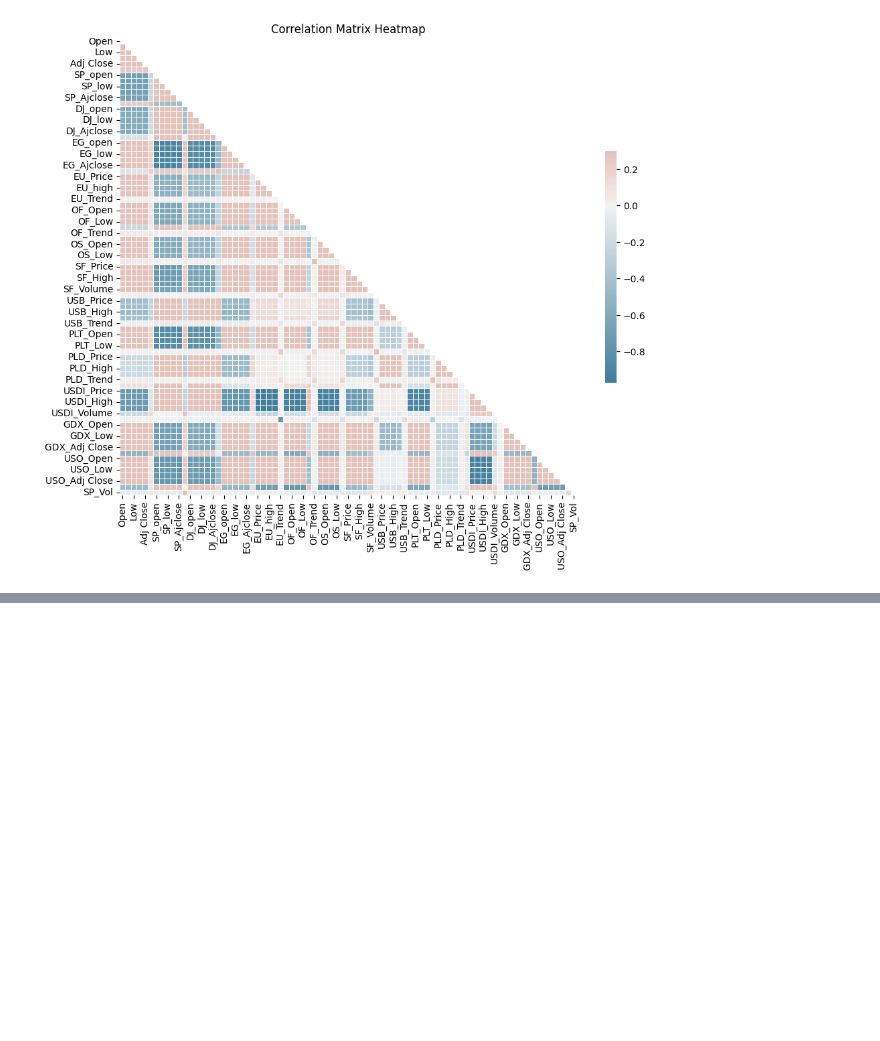
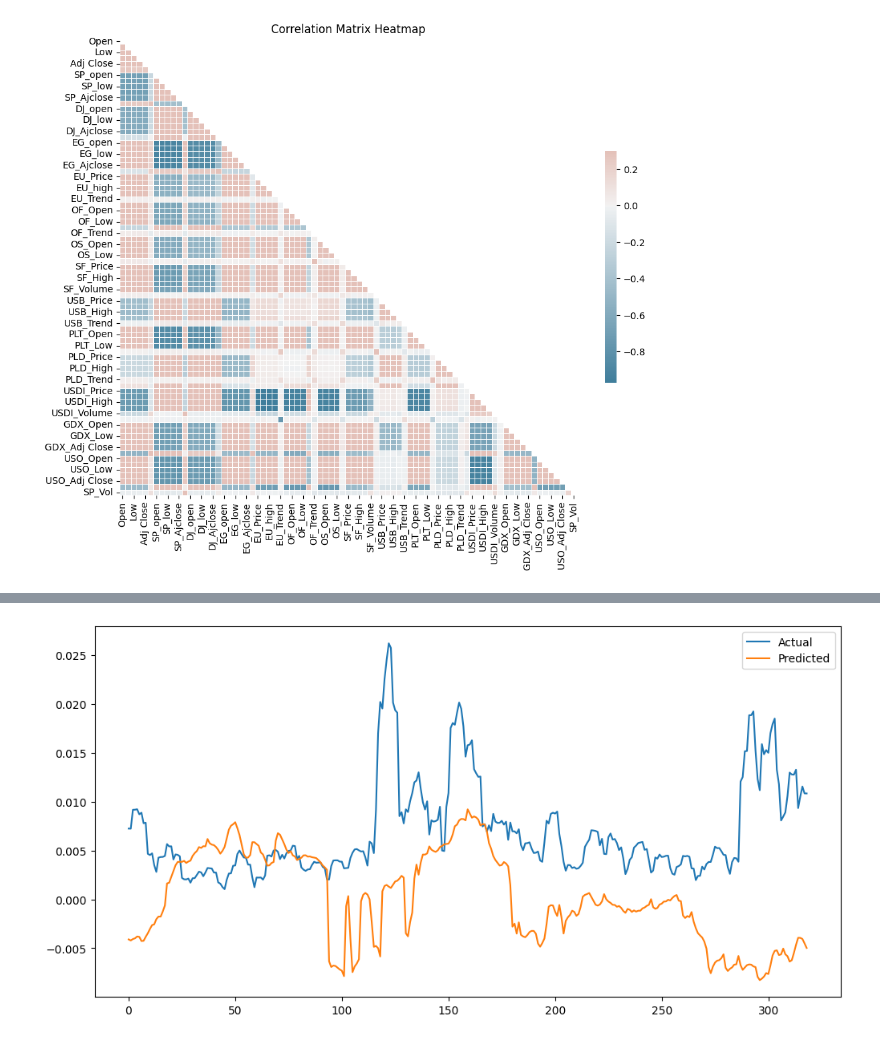
Before and after one commit to henryleo180/OptiVol, a Jupyter notebook: lstm_test.ipynb, the cells around one changed output, grey strips where cells are left out. Drawn from its saved outputs; the diff is of its cells as text; code cells hidden in the pictures; blank space fills up the shorter version.

```diff
--- a/lstm_test.ipynb
+++ b/lstm_test.ipynb
@@ -271,6 +271,31 @@ class UniGRUModel(nn.Module):
         x = torch.relu(x)
         #print("after fc:", x.shape)
         return x
+# %%
+class LSTMModel(nn.Module):
+    def __init__(self, input_size, hidden_size, n_layers, output_size):
+        super(LSTMModel, self).__init__()
+        self.batch_norm = nn.BatchNorm1d(input_size)
+        self.lstm = nn.LSTM(input_size, hidden_size, n_layers, batch_first=True)
+        self.fc = nn.Linear(hidden_size, output_size)
+        self.hidden_size = hidden_size
+        self.n_layers = n_layers
+
+    def forward(self, x, hidden):
+        # Forward propagate LSTM
+        x = x.transpose(1, 2)  # swap sequence and feature dimensions
+        x = self.batch_norm(x)
+        x = x.transpose(1, 2)
+        #print(x.shape)
+        output, _ = self.lstm(x, hidden)  # LSTM outputs also hidden states, but we are ignoring them
+        # Decode the hidden state of the last time step
+        output = self.fc(output[:, -1, :])
+        #output = torch.relu(output)
+        return output
+
+    def init_hidden(self, batch_size):
+        return (torch.zeros(self.n_layers, batch_size, self.hidden_size),
+                torch.zeros(self.n_layers, batch_size, self.hidden_size))
 # %%
 input_size = train_loader.dataset[0][0].shape[1].__int__()
 input_size
@@ -345,3 +437,22 @@ Early stopping triggered
+# %%
+model2.eval()
+
+actuals = []
+predictions = []
+
+with torch.no_grad():
+    for inputs, labels in test_loader:
+        outputs = model2(inputs, model2.init_hidden(inputs.shape[0])).squeeze()
+        actuals.extend(labels.numpy())
+        predictions.extend(outputs.numpy())
+
+plt.figure(figsize=(12, 6))
+plt.plot(actuals, label='Actual')
+plt.plot(predictions, label='Predicted')
+plt.legend()
+plt.show()
+# %% [output]
+[figure, added]
 # %%
 model_uni_gru.eval()  # Set the model to evaluation mode
 
```
Also changed, not shown: parts of 20 cells of this notebook, 2 other files.
